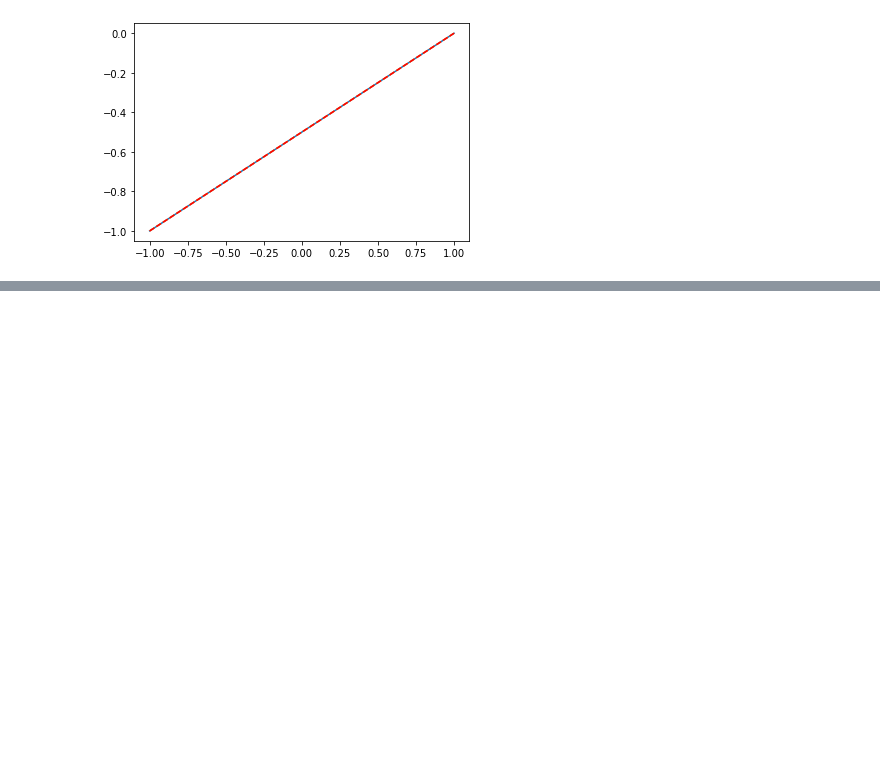
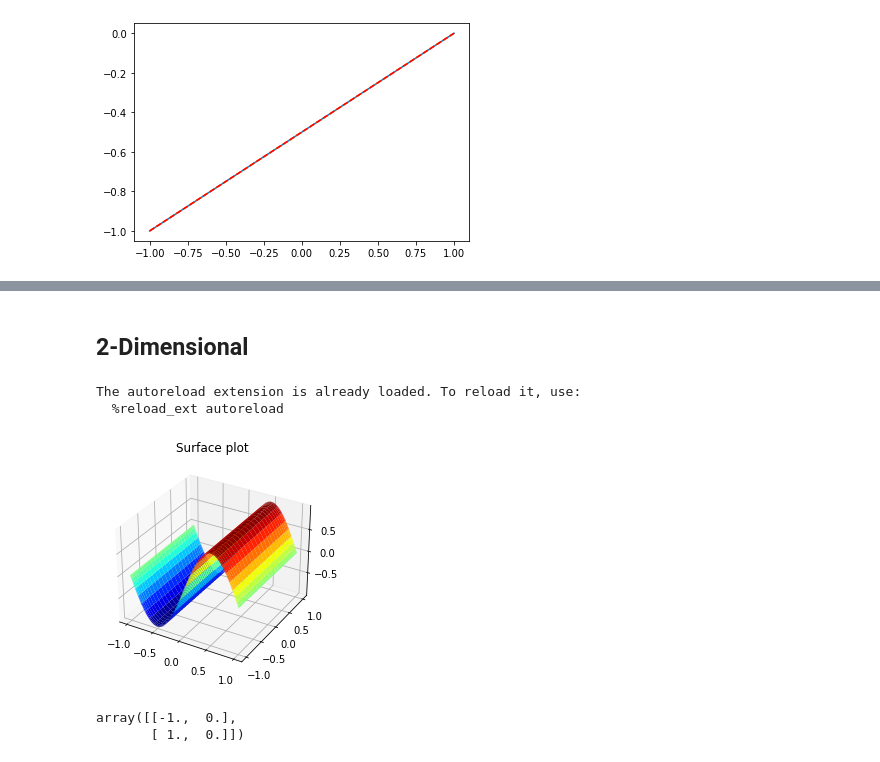
Before and after one commit to preiter93/pypde, a Jupyter notebook: chebyshev.ipynb, the cells around one changed output, grey strips where cells are left out. Drawn from its saved outputs; the diff is of its cells as text; code cells hidden in the pictures; blank space fills up the shorter version.

```diff
--- a/chebyshev.ipynb
+++ b/chebyshev.ipynb
@@ -52,0 +33,42 @@ array([1.        , 0.96984631, 0.88302222, 0.75      , 0.58682409,
+# %% [markdown]
+## 2-Dimensional
+# %%
+%load_ext autoreload
+%autoreload 2
+import numpy as np
+import matplotlib.pyplot as plt
+from pypde.bases import *
+
+N = 60
+
+# Bases
+CH = SpectralBase(N,"CH")
+CD = SpectralBase(N,"CD")
+CN = SpectralBase(N+0,"CD")
+DC = DirichletC(N)
+
+# Space
+x = CH.x
+y = CD.x
+xx,yy = np.meshgrid(x,y,indexing="ij")
+f = np.sin(np.pi*xx )#+0.5*xx-0.5
+
+# Boundary conditions
+bc = np.zeros((2,N))
+bc[0] = x
+bchat = CD.forward_fft(bc.T).T
+
+fig = plt.figure()
+ax = plt.axes(projection='3d')
+
+ax.plot_surface(xx, yy, f,cmap='jet', edgecolor='none')
+ax.set_title('Surface plot')
+plt.show()
+
+DC.forward_fft(bc.T)
+# %% [output]
+The autoreload extension is already loaded. To reload it, use:
+  %reload_ext autoreload
+[figure, added]
+array([[-1.,  0.],
+       [ 1.,  0.]])
```
Also changed, not shown: parts of 7 cells of this notebook, 10 other files.
